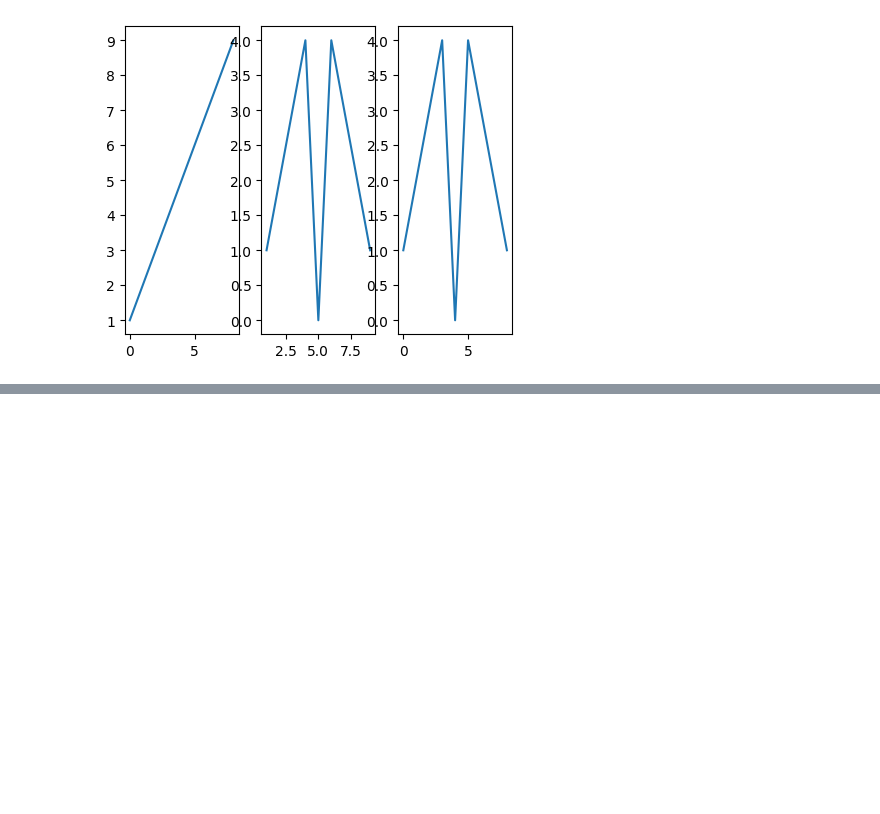
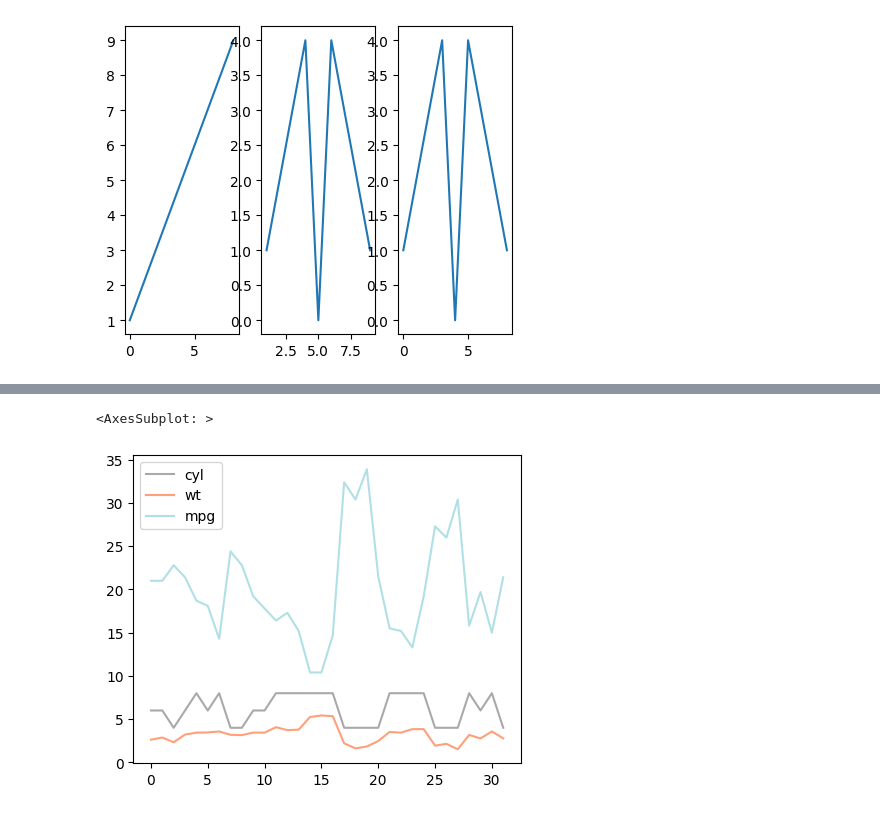
Before and after one commit to willySajbeni/Data_Science_s1, a Jupyter notebook: 04_charts.ipynb, the cells around one changed output, grey strips where cells are left out. Cells and saved outputs as stored; diff of their text form; code cells hidden in the pictures; blank space fills up the shorter version.

```diff
--- a/04_charts.ipynb
+++ b/04_charts.ipynb
@@ -100,0 +111,7 @@ plt.show()
+# %%
+# change more then one color
+color_theme = ['darkgray', 'lightsalmon', 'powderblue']
+three_variables.plot(color=color_theme)
+# %% [output]
+<AxesSubplot: >
+[figure, added]
```
Also changed, not shown: parts of 22 cells of this notebook.
